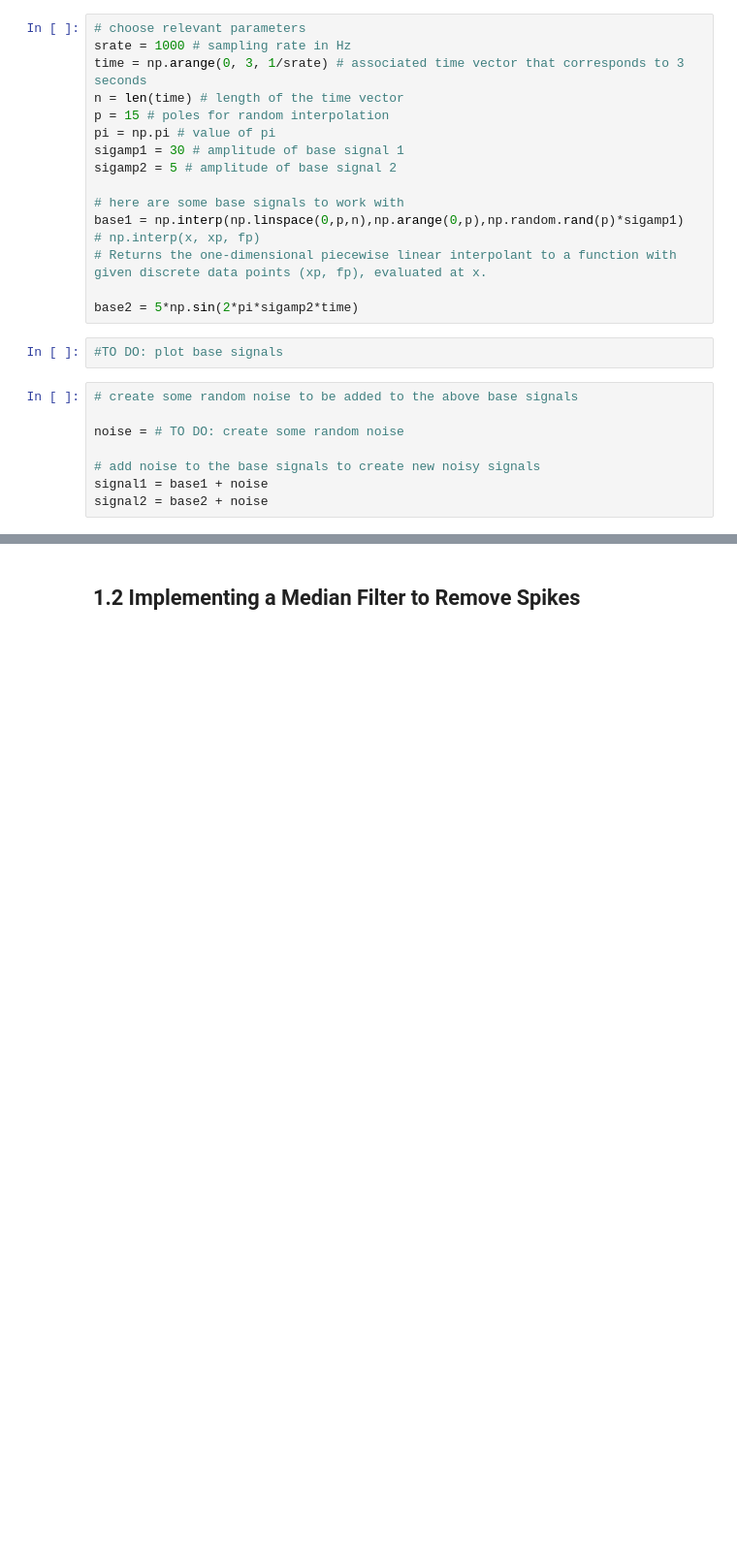
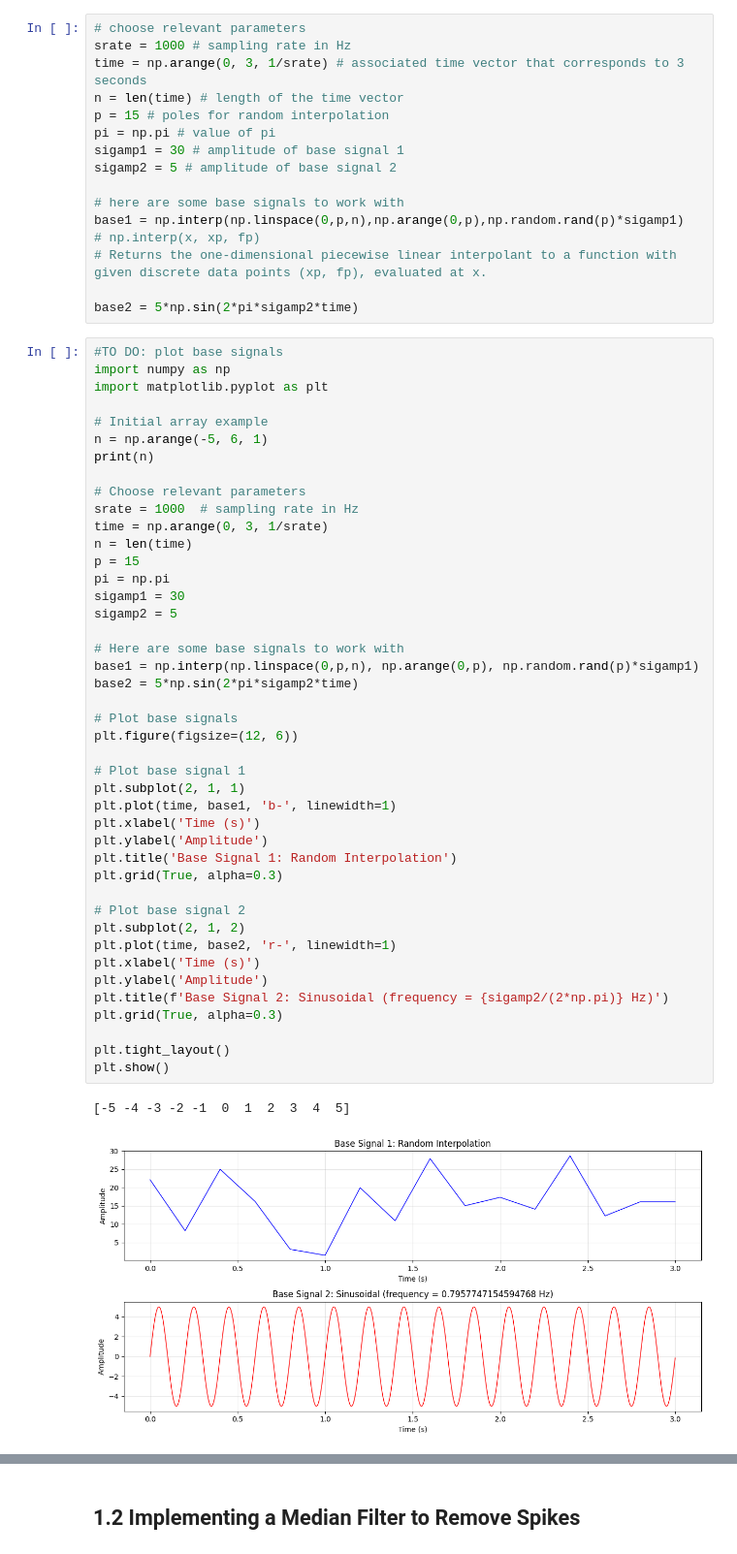
Before and after one commit to tonyechen/TECHIN_513, a Jupyter notebook: lab2/Lab2_StarterCode.ipynb, the cells around one changed output, grey strips where cells are left out. Shown at 97% size. Drawn from its saved outputs; the diff is of its cells as text; blank space fills up the shorter version.

```diff
--- a/lab2/Lab2_StarterCode.ipynb
+++ b/lab2/Lab2_StarterCode.ipynb
@@ -120,13 +120,49 @@ base1 = np.interp(np.linspace(0,p,n),np.arange(0,p),np.random.rand(p)*sigamp1)
 # Returns the one-dimensional piecewise linear interpolant to a function with given discrete data points (xp, fp), evaluated at x.
 
 base2 = 5*np.sin(2*pi*sigamp2*time)
-# %%
-#TO DO: plot base signals
-# %%
-# create some random noise to be added to the above base signals
-
-noise = # TO DO: create some random noise
-
-# add noise to the base signals to create new noisy signals
-signal1 = base1 + noise
-signal2 = base2 + noise
+# %%
+#TO DO: plot base signals
+import numpy as np
+import matplotlib.pyplot as plt
+
+# Initial array example
+n = np.arange(-5, 6, 1)
+print(n)
+
+# Choose relevant parameters
+srate = 1000  # sampling rate in Hz
+time = np.arange(0, 3, 1/srate)
+n = len(time)
+p = 15
+pi = np.pi
+sigamp1 = 30
+sigamp2 = 5
+
+# Here are some base signals to work with
+base1 = np.interp(np.linspace(0,p,n), np.arange(0,p), np.random.rand(p)*sigamp1)
+base2 = 5*np.sin(2*pi*sigamp2*time)
+
+# Plot base signals
+plt.figure(figsize=(12, 6))
+
+# Plot base signal 1
+plt.subplot(2, 1, 1)
+plt.plot(time, base1, 'b-', linewidth=1)
+plt.xlabel('Time (s)')
+plt.ylabel('Amplitude')
+plt.title('Base Signal 1: Random Interpolation')
+plt.grid(True, alpha=0.3)
+
+# Plot base signal 2
+plt.subplot(2, 1, 2)
+plt.plot(time, base2, 'r-', linewidth=1)
+plt.xlabel('Time (s)')
+plt.ylabel('Amplitude')
+plt.title(f'Base Signal 2: Sinusoidal (frequency = {sigamp2/(2*np.pi)} Hz)')
+plt.grid(True, alpha=0.3)
+
+plt.tight_layout()
+plt.show()
+# %% [output]
+[-5 -4 -3 -2 -1  0  1  2  3  4  5]
+[figure, added]
```
Also changed, not shown: parts of 9 cells of this notebook, 1 other file.
